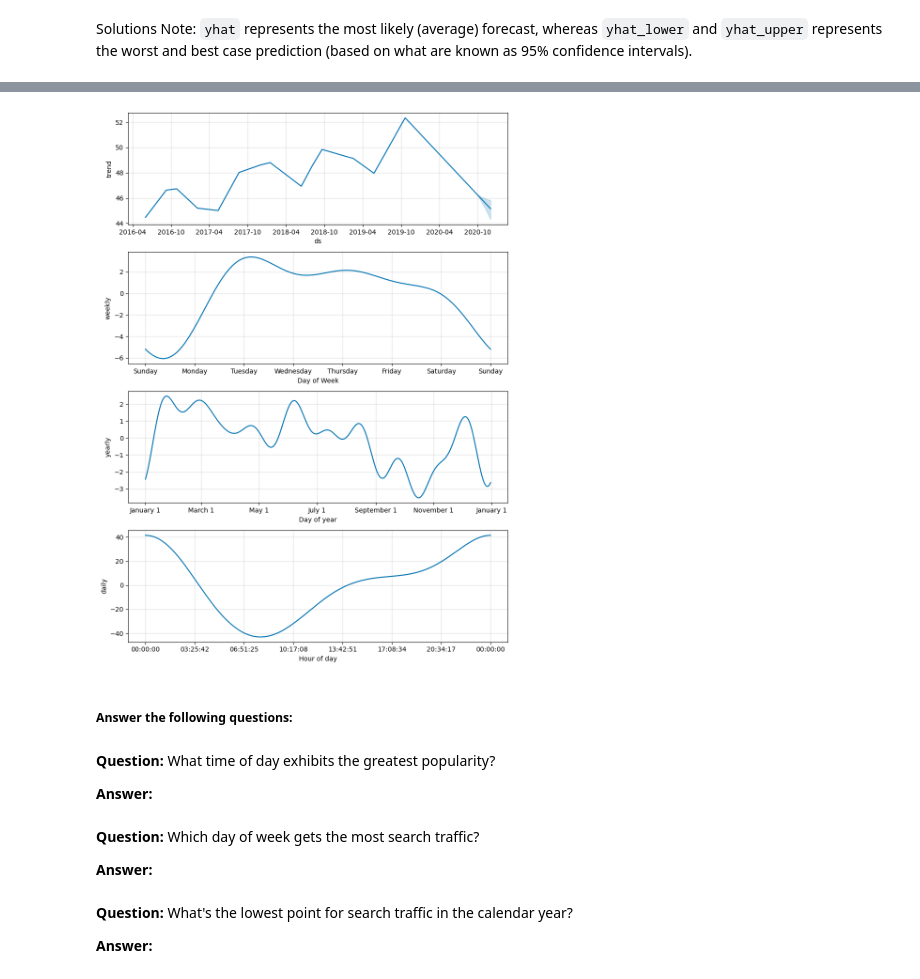
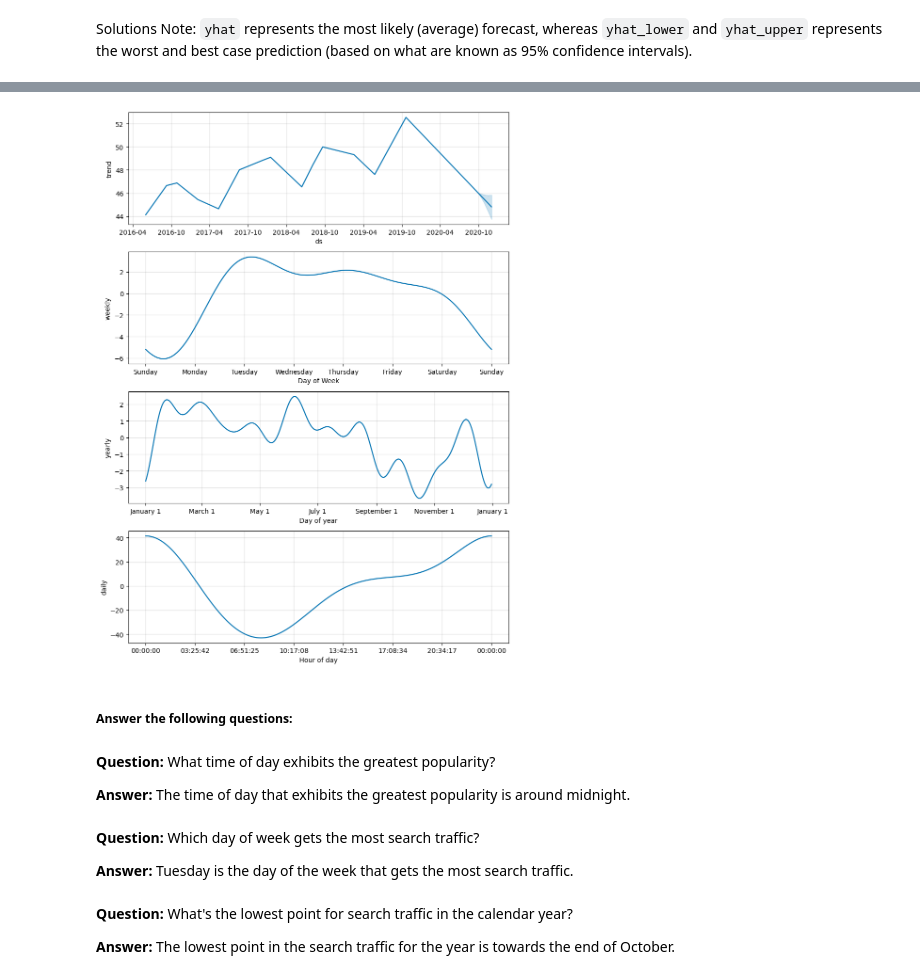
Before and after one commit to tsjohns9/prophet-challenge, a Jupyter notebook: forecasting_net_prophet.ipynb, the cells around one changed output, grey strips where cells are left out. Saved outputs shown, nothing was run; the diff lists cells and outputs as text; code cells hidden in the pictures.

```diff
--- a/forecasting_net_prophet.ipynb
+++ b/forecasting_net_prophet.ipynb
@@ -464,3 +465,4 @@ Now, you need to produce a time series model that analyzes and forecasts pattern
 # %%
 # Fit the time-series model.
+prophet_model.fit(df_mercado_trends_reset)
 # %% [output]
@@ -477,9 +472,10 @@ INFO:cmdstanpy:Chain [1] done processing
 # %%
 # Create a future dataframe to hold predictions
 # Make the prediction go out as far as 2000 hours (approx 80 days)
-
-
+future_mercado_trends = prophet_model.make_future_dataframe(periods=2000, freq='h')
+forecast = prophet_model.predict(future_mercado_trends)
 # View the last five rows of the future_mercado_trends DataFrame
+display(future_mercado_trends.tail())
 # %% [output]
 |  | ds |
 | 39101 | 2020-11-30 04:00:00 |
@@ -504,5 +501,8 @@ INFO:cmdstanpy:Chain [1] done processing
 #### Step 2: After estimating the model, plot the forecast. How's the near-term forecast for the popularity of MercadoLibre?
 # %%
 # Plot the Prophet predictions for the Mercado trends data
+forecast_mercado_trends = prophet_model.predict(future_mercado_trends)
+fig = prophet_model.plot(forecast_mercado_trends)
+plt.show()
 # %% [output]
 [figure]
@@ -523,7 +522,8 @@ INFO:cmdstanpy:Chain [1] done processing
 * What's the lowest point for search traffic in the calendar year?
 # %%
 # Set the index in the forecast_mercado_trends DataFrame to the ds datetime column
-
+forecast_mercado_trends.set_index('ds', inplace=True)
 
 # View the only the yhat,yhat_lower and yhat_upper columns from the DataFrame
+forecast_mercado_trends.head()
 # %% [output]
@@ -545,22 +561,25 @@ Solutions Note: `yhat` represents the most likely (average) forecast, whereas `y
 # %%
 # Reset the index in the forecast_mercado_trends DataFrame
-
-
 # Use the plot_components function to visualize the forecast results
 # for the forecast_canada DataFrame
+forecast_mercado_trends_copy = forecast_mercado_trends.copy()
+forecast_mercado_trends.reset_index()
+forecast_mercado_trends = prophet_model.predict(future_mercado_trends)
+fig = prophet_model.plot_components(forecast_mercado_trends)
+plt.show()
 # %% [output]
-[figure, old version]
+[figure, new version]
 # %% [markdown]
 ##### Answer the following questions:
 # %% [markdown]
 **Question:** What time of day exhibits the greatest popularity?
 
-**Answer:**
+**Answer:** The time of day that exhibits the greatest popularity is around midnight.
 # %% [markdown]
 **Question:** Which day of week gets the most search traffic?
 
-**Answer:**
+**Answer:** Tuesday is the day of the week that gets the most search traffic.
 # %% [markdown]
 **Question:** What's the lowest point for search traffic in the calendar year?
 
-**Answer:**
+**Answer:** The lowest point in the search traffic for the year is towards the end of October.
```
Also changed, not shown: parts of 8 cells of this notebook.
